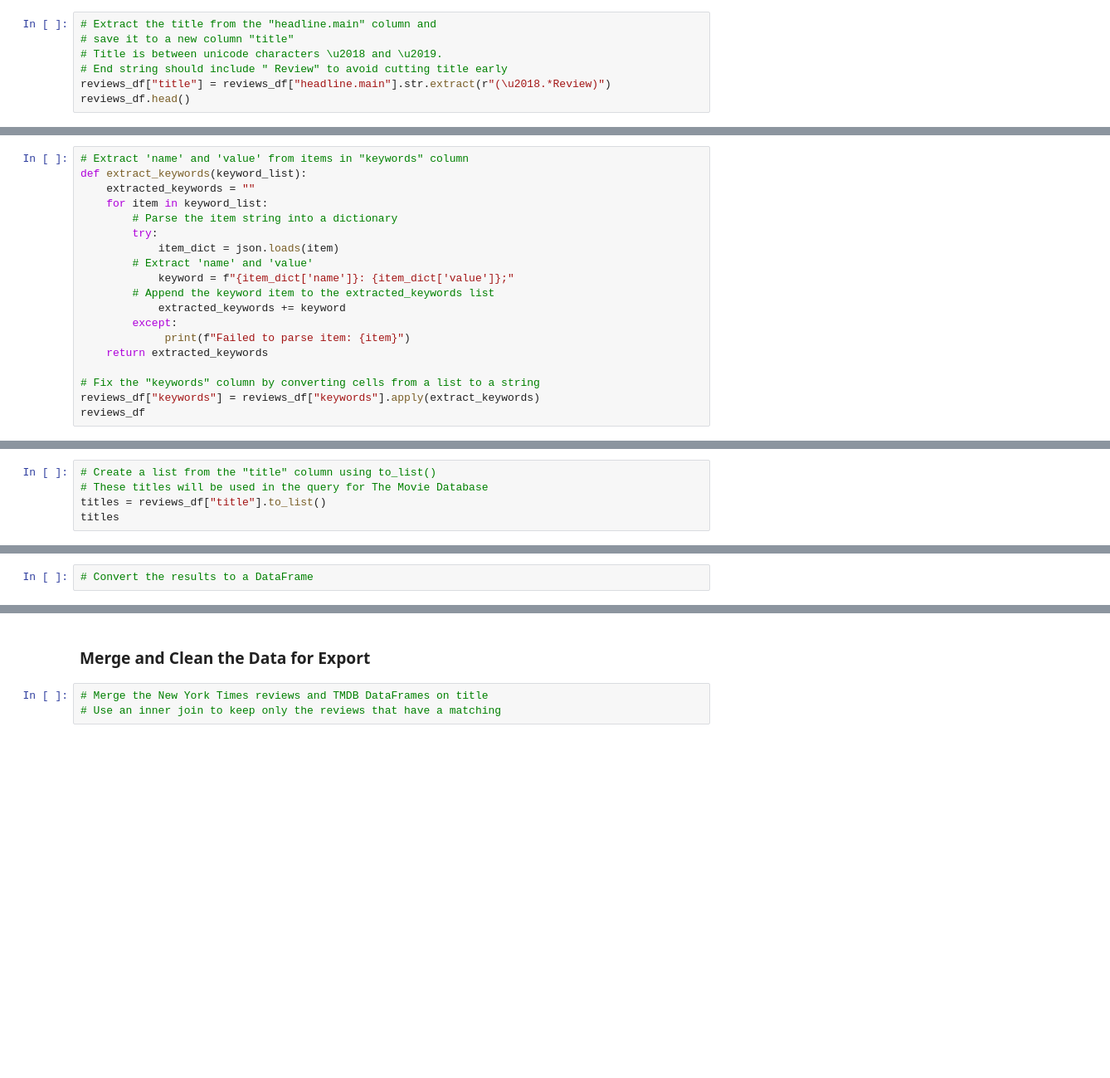
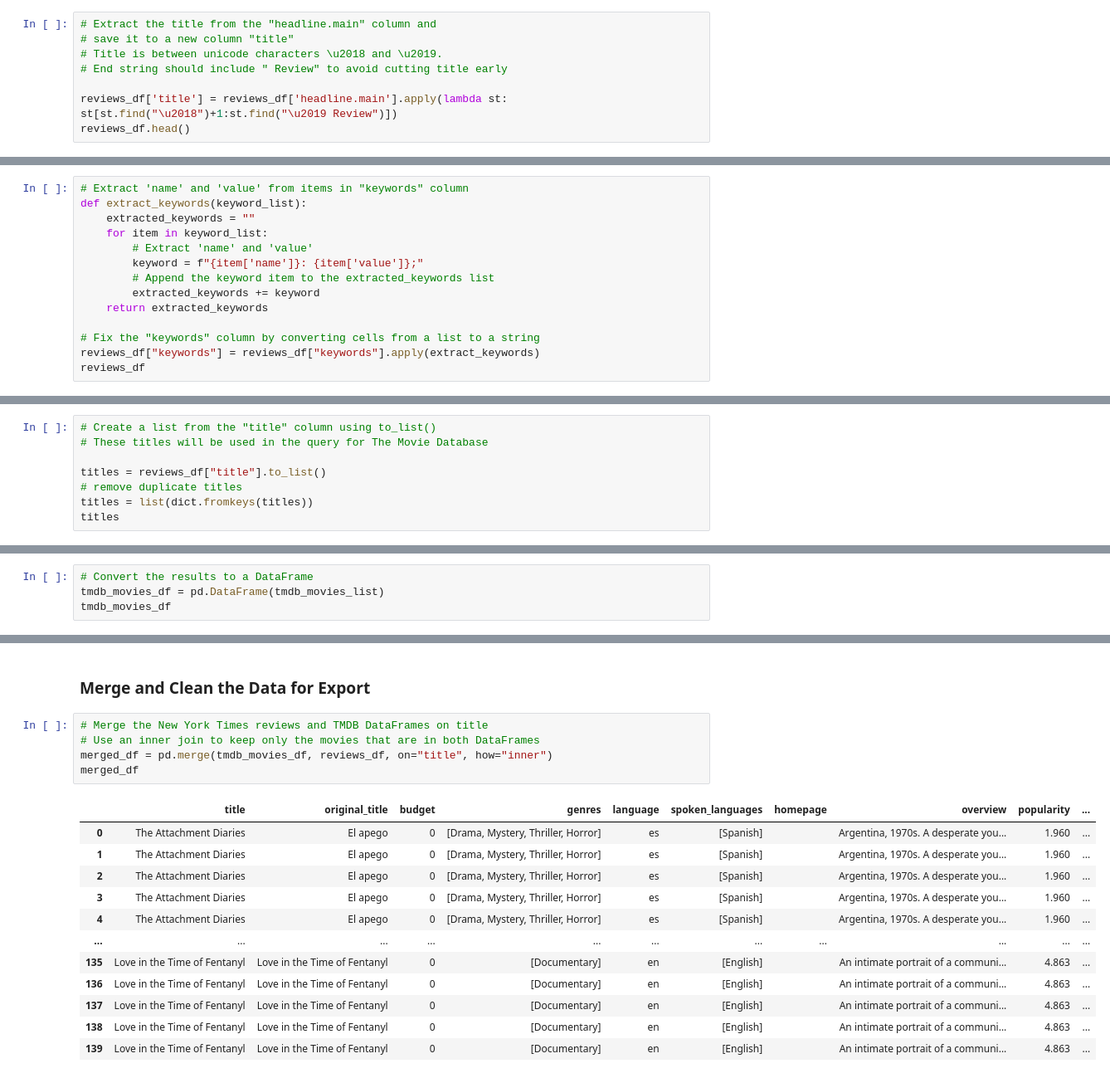
Before and after one commit to Farzana01/data-sourcing-challenge, a Jupyter notebook: retrieve_movie_data-checkpoint.ipynb, the cells around one changed output, grey strips where cells are left out. Shown at 83% size. Saved outputs shown, nothing was run; the diff lists cells and outputs as text; blank space fills up the shorter version.

```diff
--- a/retrieve_movie_data-checkpoint.ipynb
+++ b/retrieve_movie_data-checkpoint.ipynb
@@ -159,7 +162,8 @@ reviews_df.head()
 # save it to a new column "title"
 # Title is between unicode characters \u2018 and \u2019.
 # End string should include " Review" to avoid cutting title early
-reviews_df["title"] = reviews_df["headline.main"].str.extract(r"(\u2018.*Review)")
+
+reviews_df['title'] = reviews_df['headline.main'].apply(lambda st: st[st.find("\u2018")+1:st.find("\u2019 Review")])
 reviews_df.head()
 # %% [output]
 |  | web_url | snippet | source | keywords | pub_date | word_count | headline.main | headline.kicker | ... |
@@ -173,15 +177,10 @@ reviews_df.head()
 def extract_keywords(keyword_list):
     extracted_keywords = ""
     for item in keyword_list:
-        # Parse the item string into a dictionary
-        try:
-            item_dict = json.loads(item)
         # Extract 'name' and 'value'
-            keyword = f"{item_dict['name']}: {item_dict['value']};"
+        keyword = f"{item['name']}: {item['value']};"
         # Append the keyword item to the extracted_keywords list
-            extracted_keywords += keyword
-        except:
-             print(f"Failed to parse item: {item}")
+        extracted_keywords += keyword
     return extracted_keywords
 
 # Fix the "keywords" column by converting cells from a list to a string
@@ -204,6 +203,9 @@ reviews_df
 # %%
 # Create a list from the "title" column using to_list()
 # These titles will be used in the query for The Movie Database
+
 titles = reviews_df["title"].to_list()
+# remove duplicate titles
+titles = list(dict.fromkeys(titles))
 titles
 # %% [output]
@@ -282,2 +358,4 @@ tmdb_key_string = "&api_key=" + tmdb_api_key
 # %%
 # Convert the results to a DataFrame
+tmdb_movies_df = pd.DataFrame(tmdb_movies_list)
+tmdb_movies_df
@@ -285,4 +374,19 @@ tmdb_key_string = "&api_key=" + tmdb_api_key
 ### Merge and Clean the Data for Export
 # %%
 # Merge the New York Times reviews and TMDB DataFrames on title
-# Use an inner join to keep only the reviews that have a matching
+# Use an inner join to keep only the movies that are in both DataFrames
+merged_df = pd.merge(tmdb_movies_df, reviews_df, on="title", how="inner")
+merged_df
+# %% [output]
+|  | title | original_title | budget | genres | language | spoken_languages | homepage | overview | popularity | ... |
+| 0 | The Attachment Diaries | El apego | 0 | [Drama, Mystery, Thriller, Horror] | es | [Spanish] |  | Argentina, 1970s. A desperate you... | 1.960 | ... |
+| 1 | The Attachment Diaries | El apego | 0 | [Drama, Mystery, Thriller, Horror] | es | [Spanish] |  | Argentina, 1970s. A desperate you... | 1.960 | ... |
+| 2 | The Attachment Diaries | El apego | 0 | [Drama, Mystery, Thriller, Horror] | es | [Spanish] |  | Argentina, 1970s. A desperate you... | 1.960 | ... |
+| 3 | The Attachment Diaries | El apego | 0 | [Drama, Mystery, Thriller, Horror] | es | [Spanish] |  | Argentina, 1970s. A desperate you... | 1.960 | ... |
+| 4 | The Attachment Diaries | El apego | 0 | [Drama, Mystery, Thriller, Horror] | es | [Spanish] |  | Argentina, 1970s. A desperate you... | 1.960 | ... |
+| ... | ... | ... | ... | ... | ... | ... | ... | ... | ... | ... |
+| 135 | Love in the Time of Fentanyl | Love in the Time of Fentanyl | 0 | [Documentary] | en | [English] |  | An intimate portrait of a communi... | 4.863 | ... |
+| 136 | Love in the Time of Fentanyl | Love in the Time of Fentanyl | 0 | [Documentary] | en | [English] |  | An intimate portrait of a communi... | 4.863 | ... |
+| 137 | Love in the Time of Fentanyl | Love in the Time of Fentanyl | 0 | [Documentary] | en | [English] |  | An intimate portrait of a communi... | 4.863 | ... |
+| 138 | Love in the Time of Fentanyl | Love in the Time of Fentanyl | 0 | [Documentary] | en | [English] |  | An intimate portrait of a communi... | 4.863 | ... |
+| 139 | Love in the Time of Fentanyl | Love in the Time of Fentanyl | 0 | [Documentary] | en | [English] |  | An intimate portrait of a communi... | 4.863 | ... |
```
Also changed, not shown: parts of 15 cells of this notebook, 2 other files.
